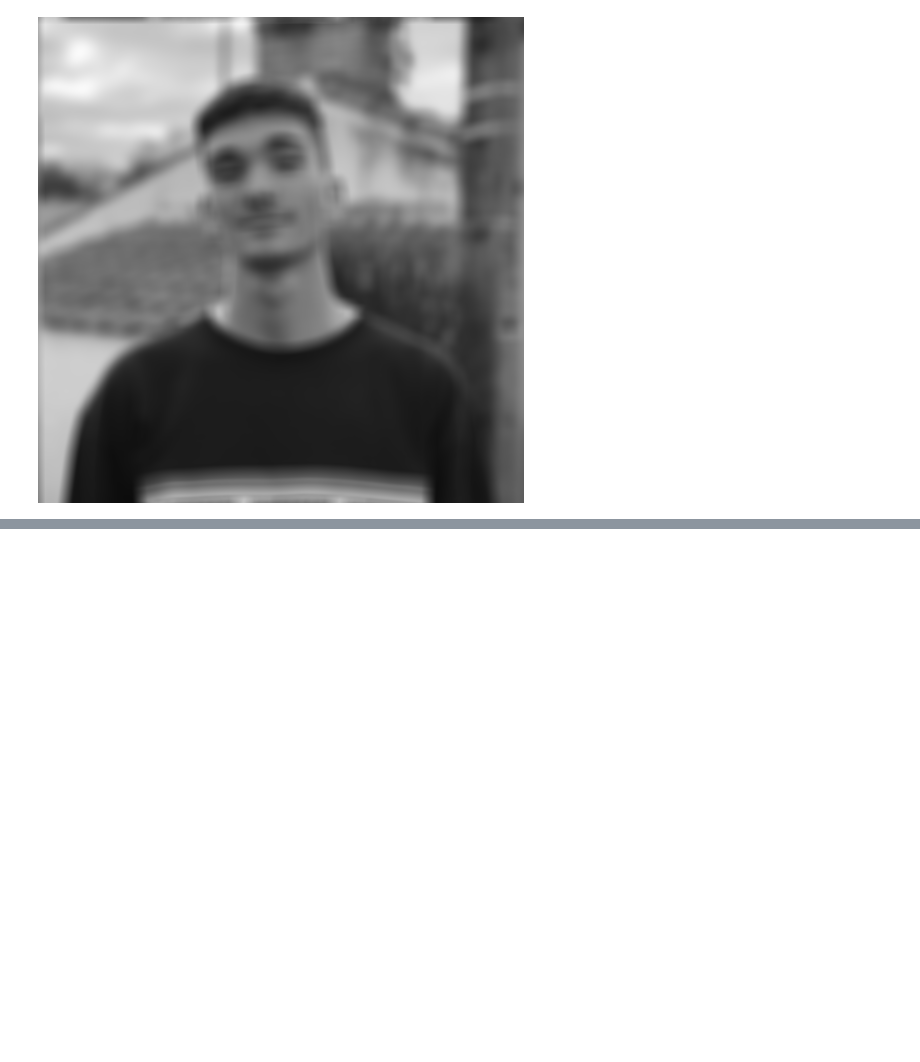
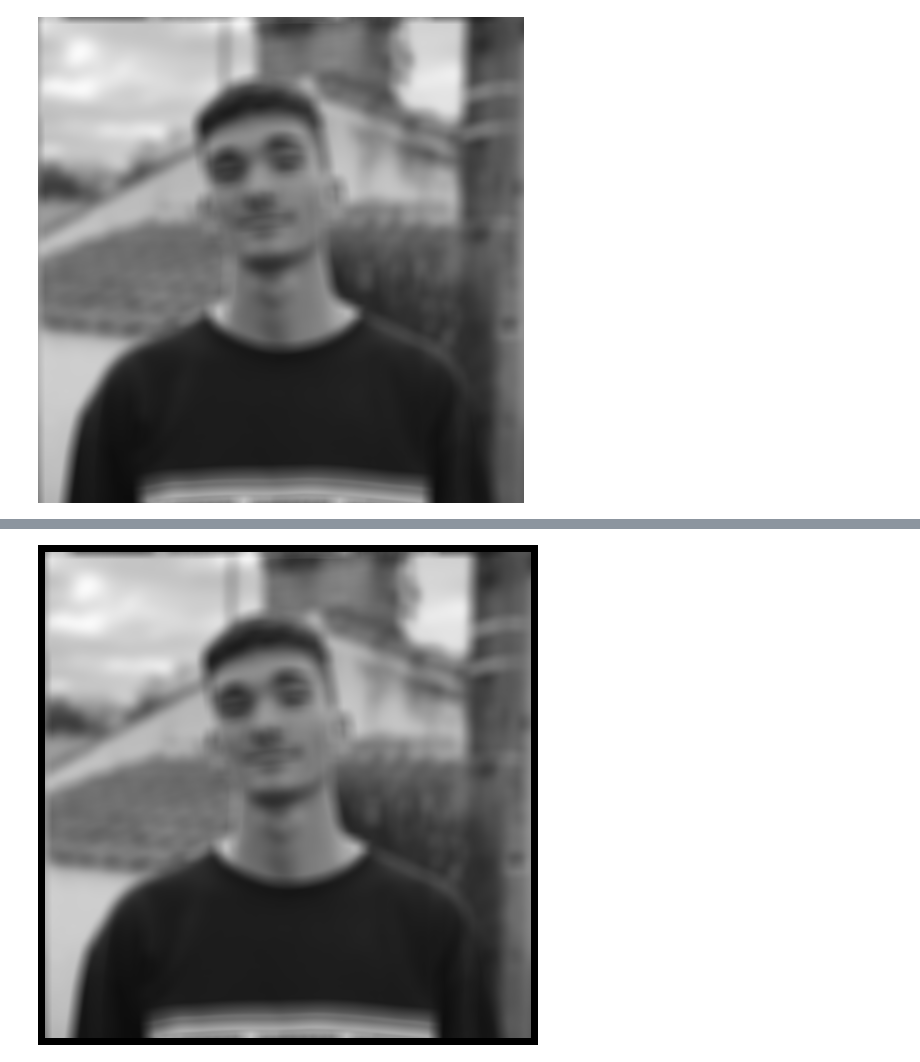
Before and after one commit to VictorCilleros/Image_Restoration_SDI, a Jupyter notebook: src/test.ipynb, the cells around one changed output, grey strips where cells are left out. Saved outputs shown, nothing was run; the diff lists cells and outputs as text; code cells hidden in the pictures; blank space fills up the shorter version.

```diff
--- a/src/test.ipynb
+++ b/src/test.ipynb
@@ -50,0 +42,21 @@ Image.fromarray(np.uint8(X_*255))
+# %%
+x = algo.x
+xref = algo.x
+mask = np.full(y.shape, 1/(1+algo.mu))
+mask = np.pad(mask, pad_width=((x.shape[0] - y.shape[0])//2, (x.shape[1] - y.shape[1])//2), mode='constant', constant_values=1/algo.mu)
+pre_comput_Ty = algo._precompute_matrix(x, y, algo.mu)
+
+eta0= np.zeros(x.shape)
+x = pre_comput_Ty
+u0 = np.multiply(mask, pre_comput_Ty + algo.mu * (algo.fft_dot(x, algo.A_fft) + eta0))
+rx, slices = algo.wavelet_transform(x)
+eta1 = np.zeros(rx.shape)
+u1 = pywt.threshold(rx + eta1, algo.lambd/(algo.mu*algo.nu), mode='soft')
+x_ = algo.fft_dot(algo.fft_dot_adj(u0 - eta0, algo.A_fft) + algo.nu * algo.wavelet_transform_adjoint(u1 - eta1, slices), algo.H_nu_inv)
+eta0 = eta0 - u0 + algo.fft_dot(x_, algo.A_fft)
+rx, _ = algo.wavelet_transform(x_)
+eta1 = eta1 - u1 + rx
+# %%
+Image.fromarray(np.uint8(pre_comput_Ty*255))
+# %% [output]
+[figure, added]
```
Also changed, not shown: parts of 12 cells of this notebook, 1 other file.
